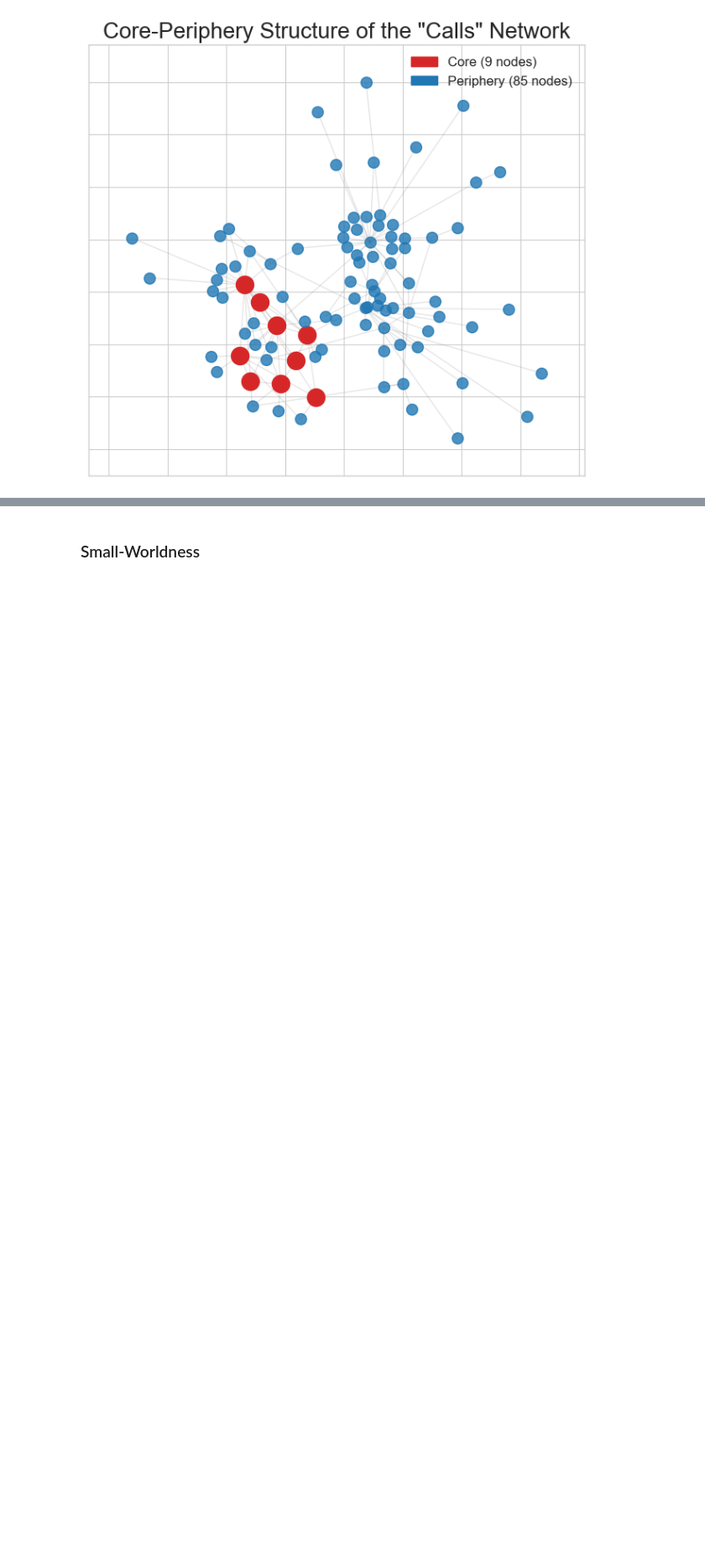
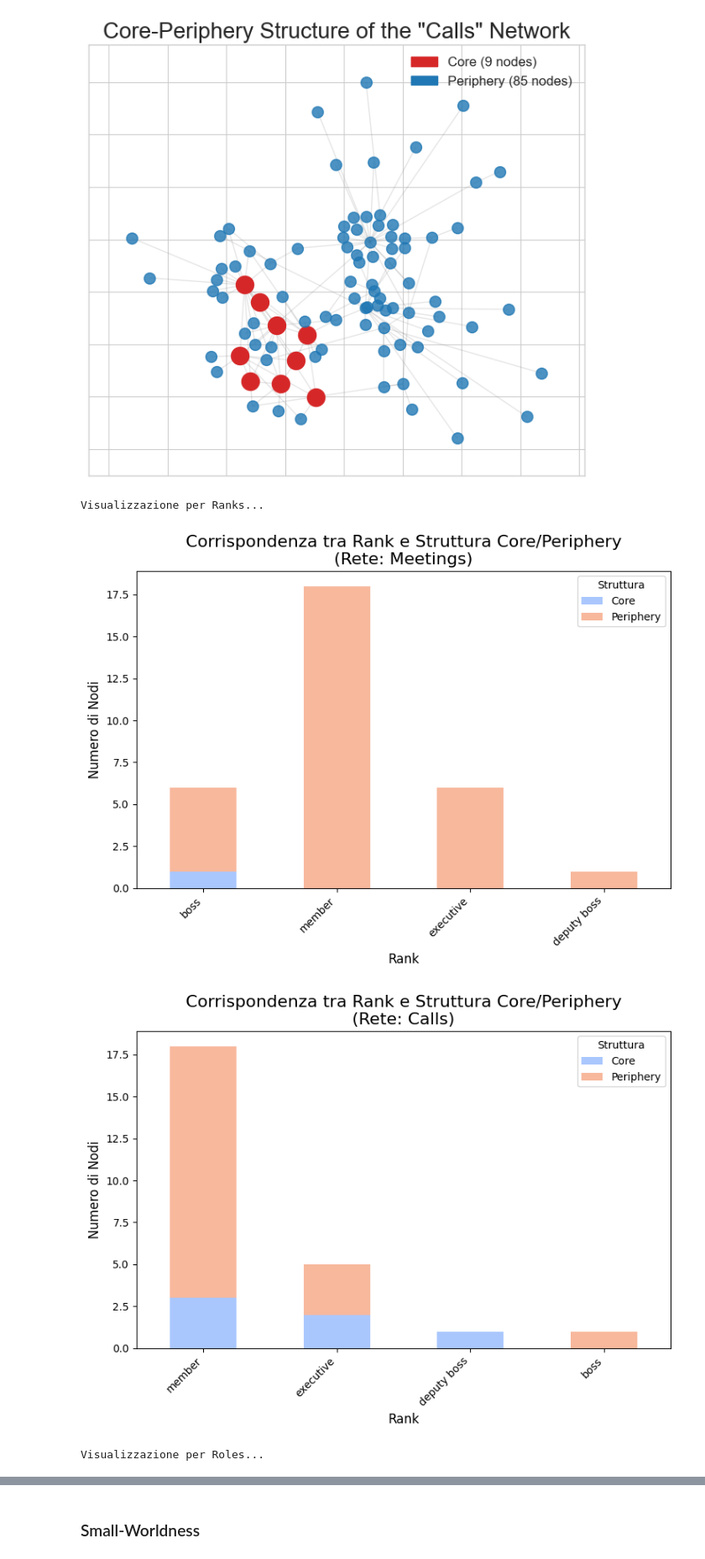
Before and after one commit to Lasagnos/SNProject, a Jupyter notebook: Project.ipynb, the cells around one changed output, grey strips where cells are left out. Shown at 84% size. Cells and saved outputs as stored; diff of their text form; code cells hidden in the pictures; blank space fills up the shorter version.

Commit message:
updated core-periphery analysis

```diff
--- a/Project.ipynb
+++ b/Project.ipynb
@@ -1274,3 +1325,70 @@ if df_core_calls is not None:
 # %% [output]
 [figure]
 [figure]
+# %%
+
+
+def plot_correspondence(df_analysis, column_name, network_name, top_n=15):
+    """
+    Crea un grafico a barre raggruppate per visualizzare la corrispondenza tra
+    una categoria (Rank o Role) e la struttura Core/Periphery.
+
+    Args:
+        df_analysis (pd.DataFrame): Il DataFrame prodotto da analyze_core_periphery.
+        column_name (str): Il nome della colonna da analizzare ('Rank' o 'Role').
+        network_name (str): Il nome della rete (es. "Meetings" o "Calls").
+        top_n (int): Considera solo i primi 'n' ruoli più frequenti per leggibilità.
+    """
+    # Rimuovi valori non definiti o generici per pulire il grafico
+    df_filtered = df_analysis[~df_analysis[column_name].isin(['Unknown', None, ''])]
+
+    # Se ci sono troppe categorie, considera solo le più frequenti
+    if df_filtered[column_name].nunique() > top_n:
+        top_categories = df_filtered[column_name].value_counts().nlargest(top_n).index
+        df_filtered = df_filtered[df_filtered[column_name].isin(top_categories)]
+
+    # Raggruppa i dati per la colonna specificata e per 'Structure', poi conta i nodi
+    df_grouped = df_filtered.groupby([column_name, 'Structure']).size().unstack(fill_value=0)
+
+    # Assicurati che entrambe le colonne 'Core' e 'Periphery' esistano
+    if 'Core' not in df_grouped:
+        df_grouped['Core'] = 0
+    if 'Periphery' not in df_grouped:
+        df_grouped['Periphery'] = 0
+
+    # Ordina i dati per rendere il grafico più leggibile (es. per totale nodi)
+    df_grouped = df_grouped.sort_values(by=['Core', 'Periphery'], ascending=False)
+
+    # Crea il grafico
+    ax = df_grouped.plot(kind='bar', stacked=True, figsize=(8, 6),
+                         color=sns.color_palette("coolwarm", 2))
+
+    # Aggiungi titoli ed etichette
+    plt.title(f'Corrispondenza tra {column_name} e Struttura Core/Periphery\n(Rete: {network_name})', fontsize=16)
+    plt.xlabel(column_name, fontsize=12)
+    plt.ylabel('Numero di Nodi', fontsize=12)
+    plt.xticks(rotation=45, ha='right')
+    plt.legend(title='Struttura')
+    plt.tight_layout() # Aggiusta il layout per non tagliare le etichette
+
+    # Salva l'immagine
+    plt.savefig(f'{network_name}_{column_name}_correspondence.png', dpi=300)
+    plt.show()
+
+
+# --- ESECUZIONE DELLA VISUALIZZAZIONE ---
+
+# 1. Analisi dei RANGHI (Rank)
+print("Visualizzazione per Ranks...")
+plot_correspondence(df_core_meetings, 'Rank', 'Meetings')
+plot_correspondence(df_core_calls, 'Rank', 'Calls')
+
+# 2. Analisi dei RUOLI (Role)
+print("\nVisualizzazione per Roles...")
+plot_correspondence(df_core_meetings, 'Role', 'Meetings')
+plot_correspondence(df_core_calls, 'Role', 'Calls')
+# %% [output]
+Visualizzazione per Ranks...
+[figure, added]
+[figure, added]
+Visualizzazione per Roles...
```
Also changed, not shown: parts of 3 cells of this notebook.
